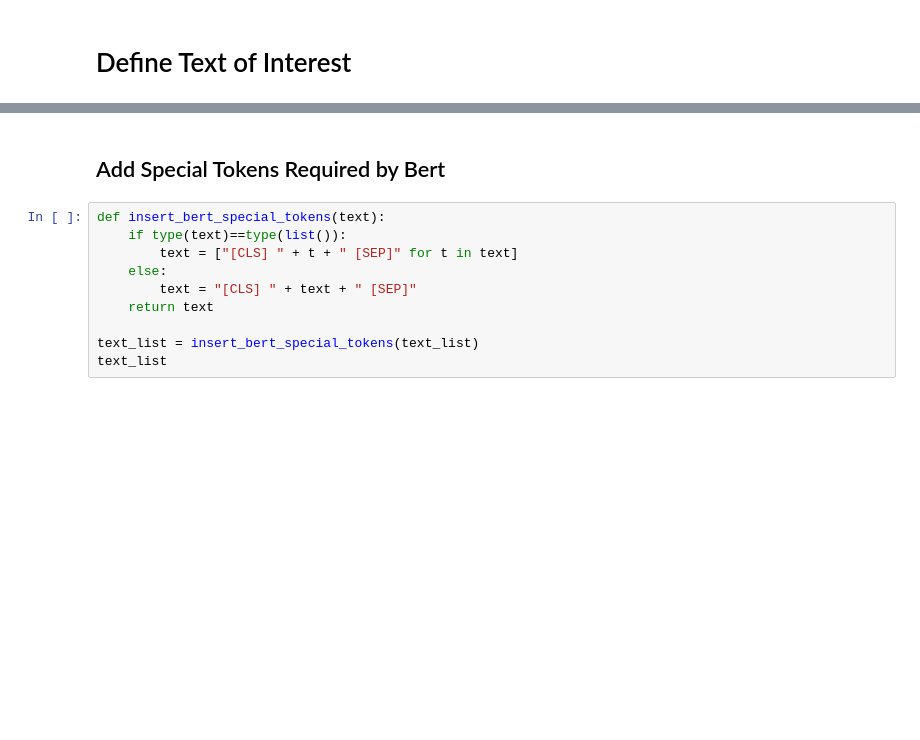
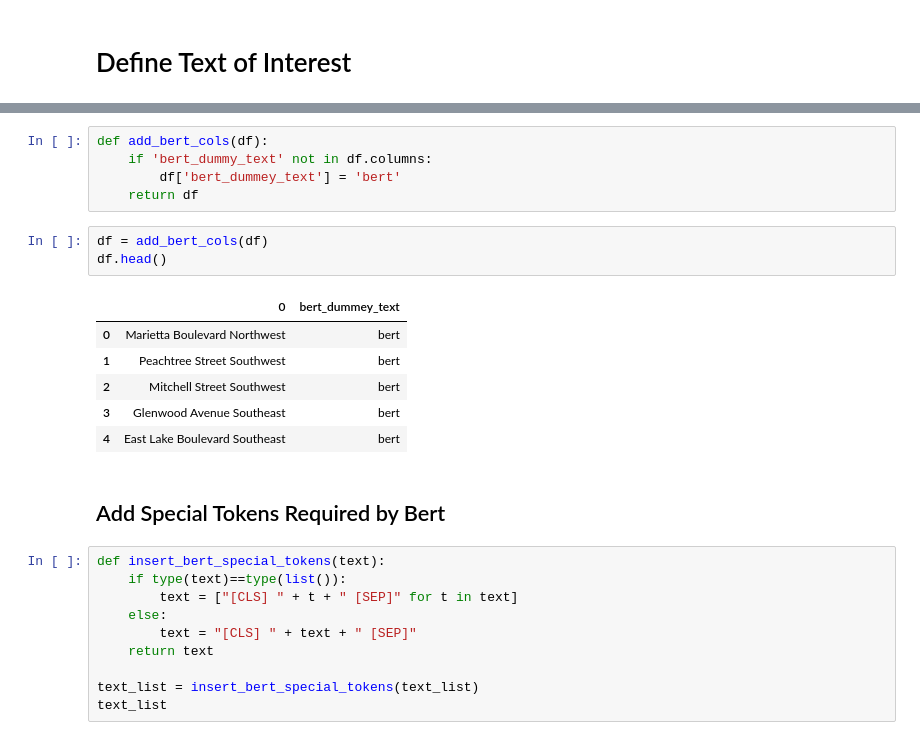
Before and after one commit to jlnerd/JLpyUtils, a Jupyter notebook: notebooks/example_BERT.ipynb, the cells around one changed output, grey strips where cells are left out. Cells and saved outputs as stored; diff of their text form; blank space fills up the shorter version.

```diff
--- a/notebooks/example_BERT.ipynb
+++ b/notebooks/example_BERT.ipynb
@@ -42,3 +133,18 @@ len(text_list): 1707
+# %%
+def add_bert_cols(df):
+    if 'bert_dummy_text' not in df.columns:
+        df['bert_dummey_text'] = 'bert'
+    return df
+# %%
+df = add_bert_cols(df)
+df.head()
+# %% [output]
+|  | 0 | bert_dummey_text |
+| 0 | Marietta Boulevard Northwest | bert |
+| 1 | Peachtree Street Southwest | bert |
+| 2 | Mitchell Street Southwest | bert |
+| 3 | Glenwood Avenue Southeast | bert |
+| 4 | East Lake Boulevard Southeast | bert |
 # %% [markdown]
 ## Add Special Tokens Required by Bert
 # %%
```
Also changed, not shown: parts of 16 cells of this notebook, 48 other files.
